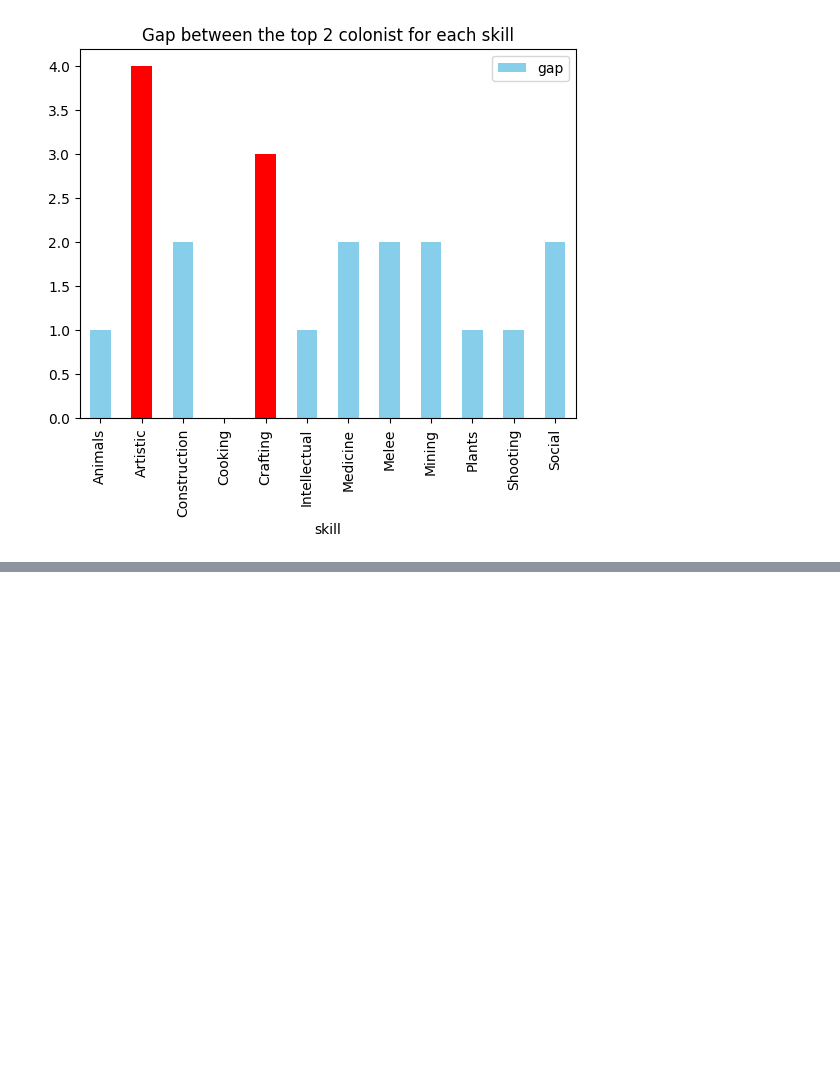
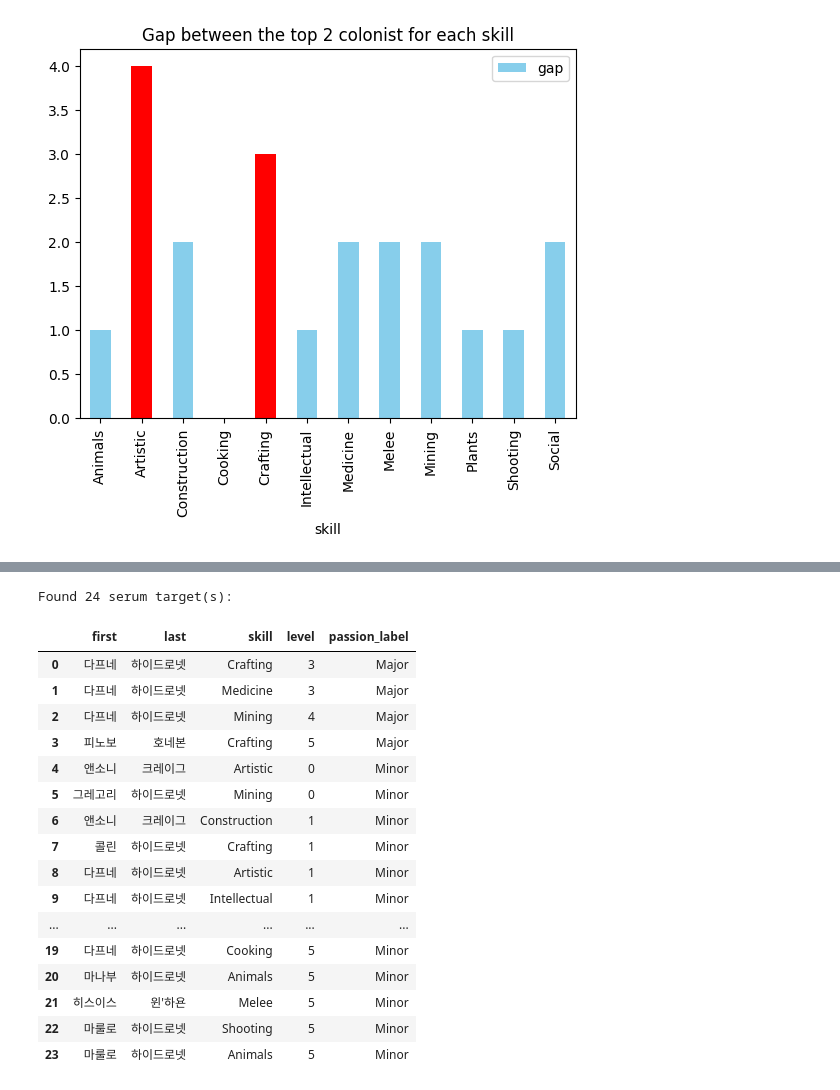
Before and after one commit to sra-ryu/RimWorld-Play-Log-Analysis, a Jupyter notebook: notebooks/colony_report.ipynb, the cells around one changed output, grey strips where cells are left out. Cells and saved outputs as stored; diff of their text form; code cells hidden in the pictures; blank space fills up the shorter version.

Commit message:
feat: optimize skilltrainer usage by identifying low-skill colonists with at least one passion flame

```diff
--- a/notebooks/colony_report.ipynb
+++ b/notebooks/colony_report.ipynb
@@ -89,0 +95,31 @@ plt.show()
+# %%
+skilltrainer = skills_df.merge(pawns_df, on = "pawn_id")
+skilltrainer = skilltrainer[
+    (skilltrainer["passion"] >= 1) & (skilltrainer["level"] <= 5)
+][["first", "last", "skill", "level", "passion"]].copy()
+
+skilltrainer["passion_label"] = skilltrainer["passion"].map({1: "Minor", 2: "Major"})
+skilltrainer = skilltrainer.sort_values(["passion", "level"], ascending=[False, True])
+skilltrainer = skilltrainer.drop(columns="passion").reset_index(drop=True)
+
+print(f"Found {len(skilltrainer)} serum target(s):\n")
+skilltrainer
+# %% [output]
+Found 24 serum target(s):
+|  | first | last | skill | level | passion_label |
+| 0 | 다프네 | 하이드로넷 | Crafting | 3 | Major |
+| 1 | 다프네 | 하이드로넷 | Medicine | 3 | Major |
+| 2 | 다프네 | 하이드로넷 | Mining | 4 | Major |
+| 3 | 피노보 | 호네본 | Crafting | 5 | Major |
+| 4 | 앤소니 | 크레이그 | Artistic | 0 | Minor |
+| 5 | 그레고리 | 하이드로넷 | Mining | 0 | Minor |
+| 6 | 앤소니 | 크레이그 | Construction | 1 | Minor |
+| 7 | 콜린 | 하이드로넷 | Crafting | 1 | Minor |
+| 8 | 다프네 | 하이드로넷 | Artistic | 1 | Minor |
+| 9 | 다프네 | 하이드로넷 | Intellectual | 1 | Minor |
+| ... | ... | ... | ... | ... | ... |
+| 19 | 다프네 | 하이드로넷 | Cooking | 5 | Minor |
+| 20 | 마나부 | 하이드로넷 | Animals | 5 | Minor |
+| 21 | 히스이스 | 윈'하욘 | Melee | 5 | Minor |
+| 22 | 마룰로 | 하이드로넷 | Shooting | 5 | Minor |
+| 23 | 마룰로 | 하이드로넷 | Animals | 5 | Minor |
```
Also changed, not shown: parts of 1 cell of this notebook.
